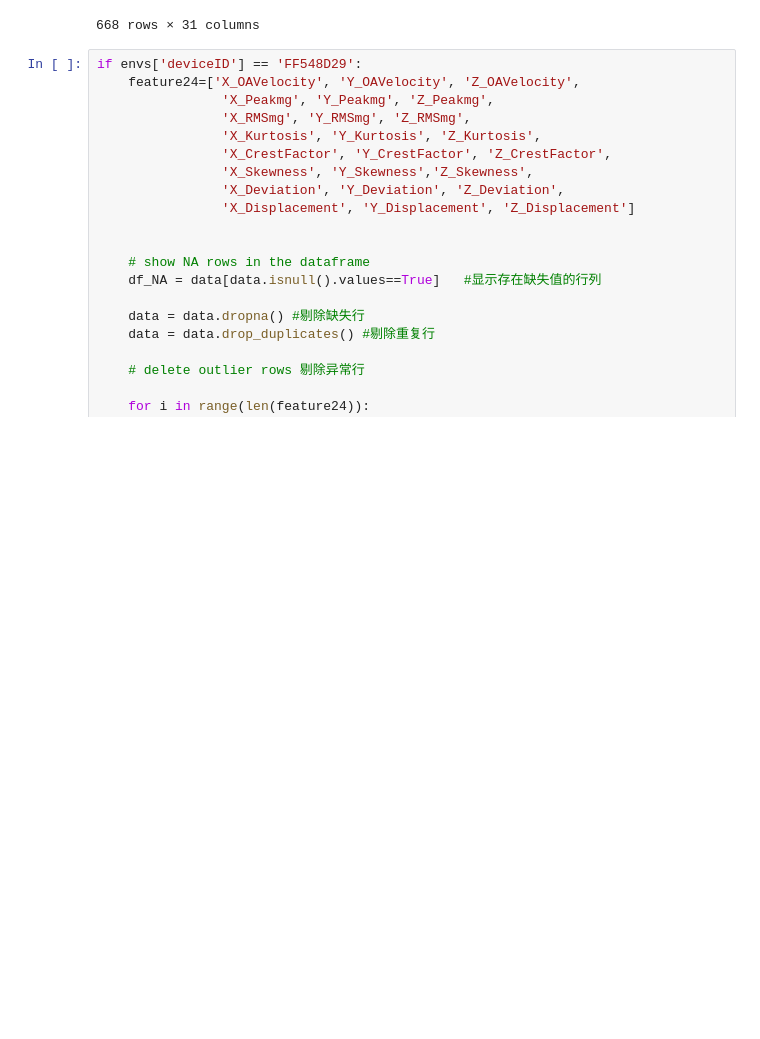
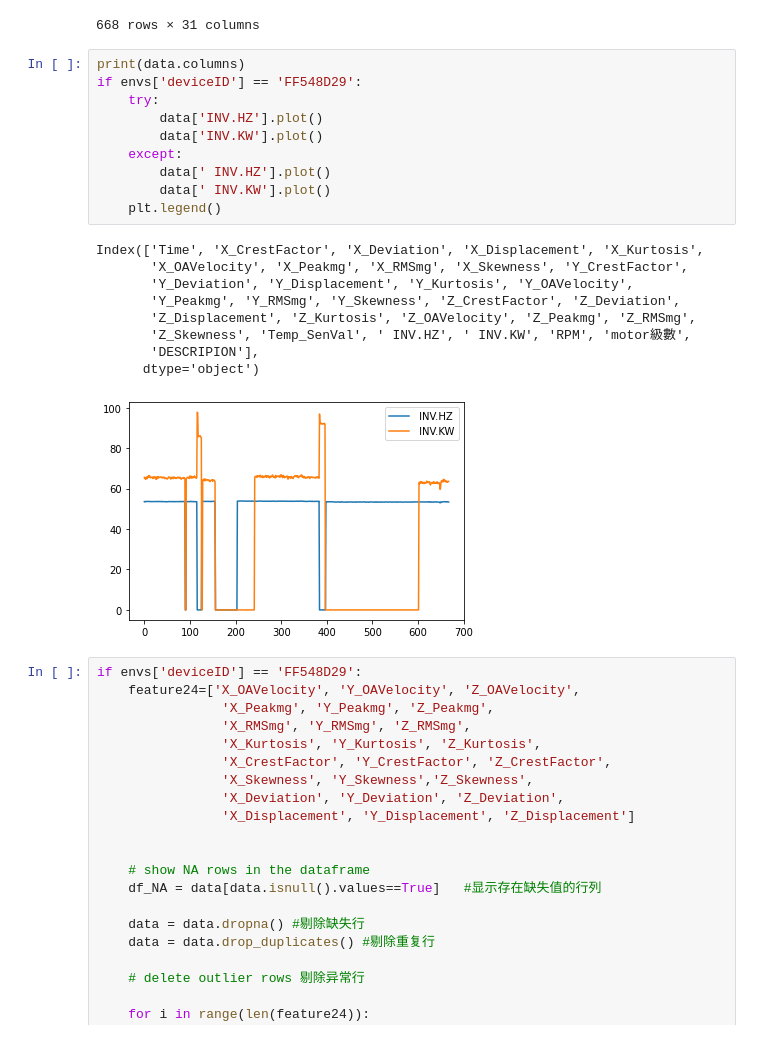
Before and after one commit to LaZoark/anomaly_detection, a Jupyter notebook: [水泵馬達]detect_predict_train.ipynb, the cells around one changed output. Saved outputs shown, nothing was run; the diff lists cells and outputs as text; blank space fills up the shorter version.

```diff
--- a/[水泵馬達]detect_predict_train.ipynb
+++ b/[水泵馬達]detect_predict_train.ipynb
@@ -151,6 +152,26 @@ data
 | 666 | 2021/9/28 10:11 | 353 | 80 | 125 | 2 | 841 | 995 | 703 | ... |
 | 667 | 2021/9/28 11:11 | 385 | 81 | 130 | 6 | 866 | 1019 | 720 | ... |
 668 rows × 31 columns
+# %%
+print(data.columns)
+if envs['deviceID'] == 'FF548D29':
+    try:
+        data['INV.HZ'].plot()
+        data['INV.KW'].plot()
+    except:
+        data[' INV.HZ'].plot()
+        data[' INV.KW'].plot()
+    plt.legend()
+# %% [output]
+Index(['Time', 'X_CrestFactor', 'X_Deviation', 'X_Displacement', 'X_Kurtosis',
+       'X_OAVelocity', 'X_Peakmg', 'X_RMSmg', 'X_Skewness', 'Y_CrestFactor',
+       'Y_Deviation', 'Y_Displacement', 'Y_Kurtosis', 'Y_OAVelocity',
+       'Y_Peakmg', 'Y_RMSmg', 'Y_Skewness', 'Z_CrestFactor', 'Z_Deviation',
+       'Z_Displacement', 'Z_Kurtosis', 'Z_OAVelocity', 'Z_Peakmg', 'Z_RMSmg',
+       'Z_Skewness', 'Temp_SenVal', ' INV.HZ', ' INV.KW', 'RPM', 'motor級數',
+       'DESCRIPION'],
+      dtype='object')
+[figure, added]
 # %%
 if envs['deviceID'] == 'FF548D29':
     feature24=['X_OAVelocity', 'Y_OAVelocity', 'Z_OAVelocity',
```
Also changed, not shown: parts of 11 cells of this notebook.
